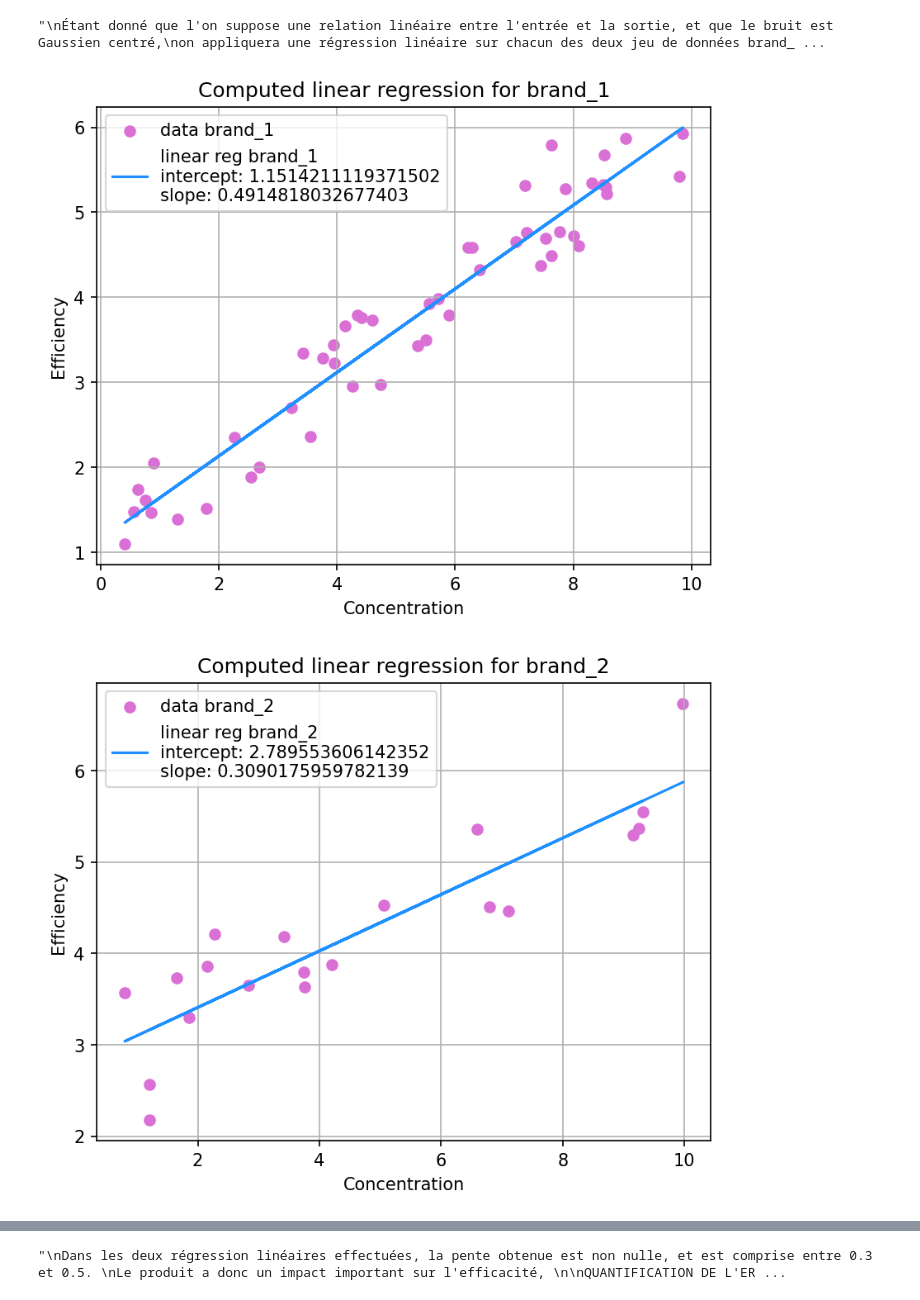
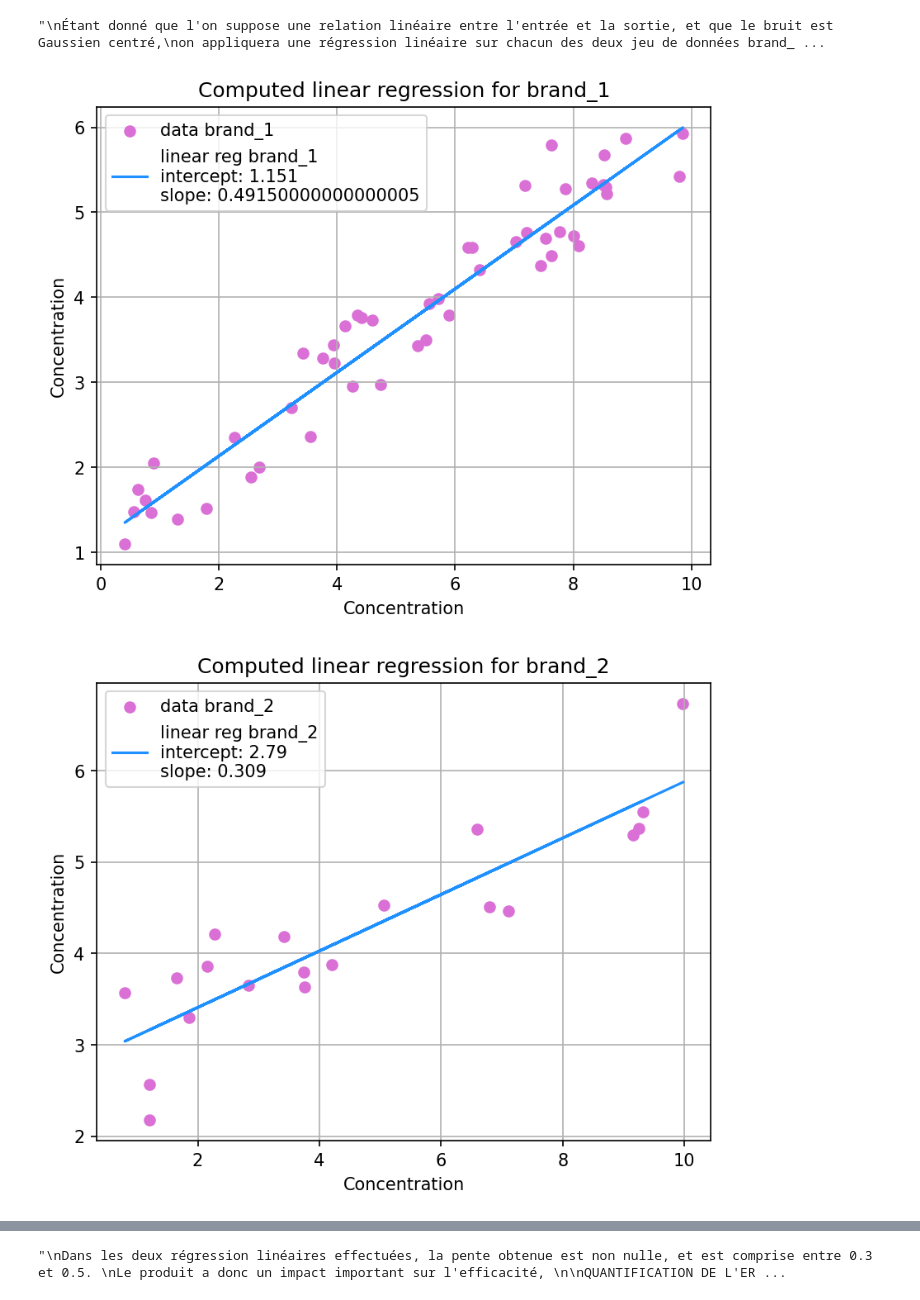
Before and after one commit to nnniels/SDD-stat-ml, a Jupyter notebook: BEs/BE_StatML_2025.ipynb, the cells around one changed output, grey strips where cells are left out. Cells and saved outputs as stored; diff of their text form; code cells hidden in the pictures.

```diff
--- a/BEs/BE_StatML_2025.ipynb
+++ b/BEs/BE_StatML_2025.ipynb
@@ -106,13 +106,12 @@ Returns :
     msq     : mean square error
 lr object having been previously instanciated, coefficient are stored inside.
 """
-def LinReg(lr, x, y, plot=True, info:str=""):
+def LinReg(lr, x, y, plot=True, xleg_yleg=["X data", "Y data"], info:str=""):
     # copy and expand dimensions
     x0 = np.zeros(x.shape).reshape(-1, 1)
     x0[:, 0] = x[:]
     y0 = np.zeros(y.shape)
     y0[:] = y[:]
-
     # fit model
     lr.fit(x0, y0)
     # compute predicted y using model
@@ -123,9 +122,9 @@ def LinReg(lr, x, y, plot=True, info:str=""):
         # plot
         plt.figure(dpi=150)
         plt.scatter(x0, y0, color="orchid", marker="o", label=f"data {info}")
-        plt.plot(x0, y_hat, color="dodgerblue", marker="", label=f"linear reg {info}\nintercept: {lr.intercept_}\nslope: {lr.coef_[0]}")
-        plt.xlabel("Concentration")
-        plt.ylabel("Efficiency")
+        plt.plot(x0, y_hat, color="dodgerblue", marker="", label=f"linear reg {info}\nintercept: {SmartRounder(lr.intercept_)}\nslope: {SmartRounder(lr.coef_[0])}")
+        plt.xlabel(xleg_yleg[0])
+        plt.ylabel(xleg_yleg[0])
         plt.grid()
         plt.legend()
         plt.title(f"Computed linear regression for {info}")
@@ -138,25 +137,42 @@ Ars :
     msq : mean squared error
     lr : LinearRegression object
 """
-def DisplayLinearResults(lr, msq):
+def DisplayLinearResults(lr, msq, x="X", y="Y"):
     print("\n **** \n")
+    print(f"{x}  wrt  {y}")
     print(f"Mean square error for first linear regression is {msq}.")
-    print(f"Slope of model (eg impact of product on efficiency) is roughly {round(lr.coef_[0]*100, 1)} %.")
+    print(f"Slope of model (eg impact of {x} on {y}) is roughly {np.round(lr.coef_[0]*100, 1)} %.")
     return None
+
+
+"""
+return x with precision+1 digits. For display on graphs.
+"""
+def SmartRounder(x, precision=3):
+    try :
+        # check for iterable of length 0
+        if hasattr(x, '__iter__') :
+            if len(x) == 1 :
+                x = x[0]
+        power = int(np.floor(np.log(x)/np.log(10)))
+        return np.round(x / 10**power, precision)*10**power
+    except :
+        print(f"could not round {x}")
+        return x
 # %%
 
 # instanciate a LinearRegression object for each brand
 lr1 = LinearRegression()
 lr2 = LinearRegression()
 
 # solve and plot
-_, msq1 = LinReg(lr1, c_brand_1, e_brand_1, plot=True, info="brand_1")
-_, msq2 = LinReg(lr2, c_brand_2, e_brand_2, plot=True, info="brand_2")
+_, msq1 = LinReg(lr1, c_brand_1, e_brand_1, xleg_yleg=["Concentration", "Efficiency"], plot=True, info="brand_1")
+_, msq2 = LinReg(lr2, c_brand_2, e_brand_2, xleg_yleg=["Concentration", "Efficiency"], plot=True, info="brand_2")
 # print results
-DisplayLinearResults(lr1, msq1)
-DisplayLinearResults(lr2, msq2)
+DisplayLinearResults(lr1, msq1, x="Concentration", y="Efficiency")
+DisplayLinearResults(lr2, msq2, x="Concentration", y="Efficiency")
 # %% [output]
-[figure, old version]
+[figure, new version]
-[figure, old version]
+[figure, new version]
  ****
 
```
Also changed, not shown: parts of 5 cells of this notebook.
